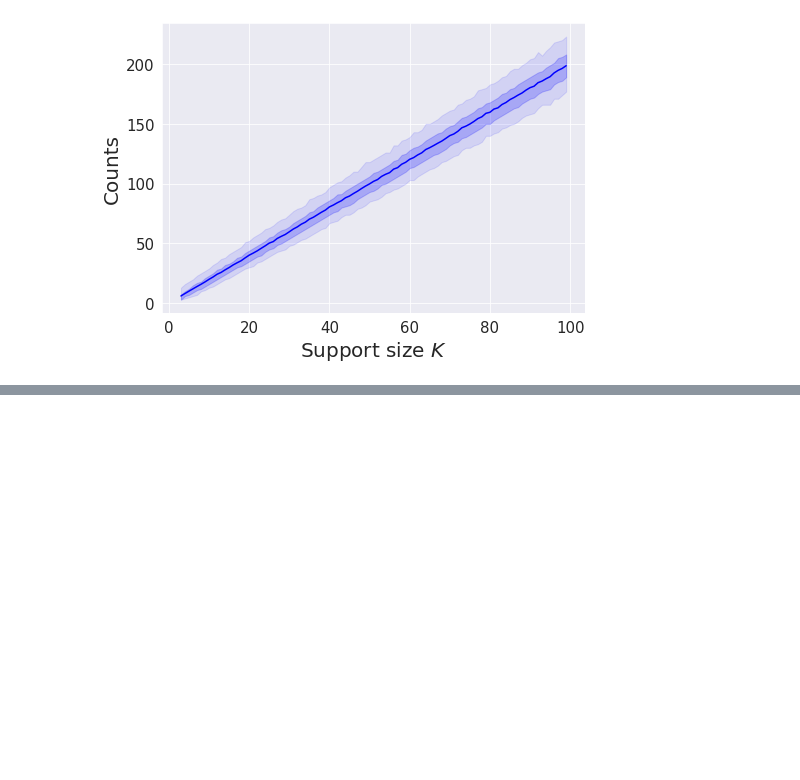
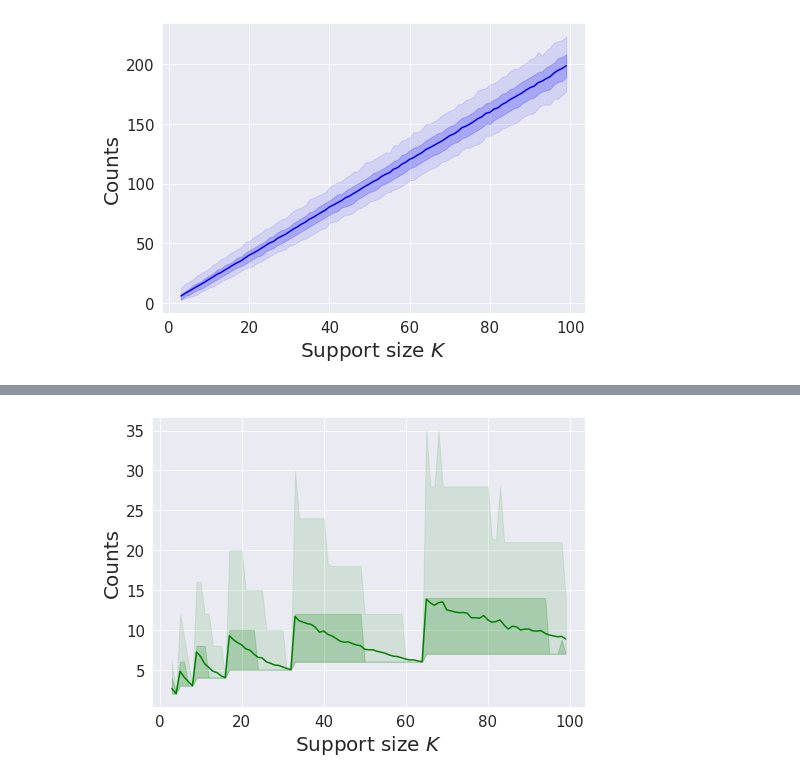
Before and after one commit to sauxpa/ML_101, a Jupyter notebook: coin_tossing.ipynb, the cells around one changed output, grey strips where cells are left out. Cells and saved outputs as stored; diff of their text form; code cells hidden in the pictures; blank space fills up the shorter version.

```diff
--- a/coin_tossing.ipynb
+++ b/coin_tossing.ipynb
@@ -90,0 +154,23 @@ with sns.axes_style('darkgrid'):
+# %%
+M = int(1e3)
+Ks = range(3, 100)
+counts = np.empty((len(Ks), M))
+for i, K in enumerate(tqdm(Ks)):
+    data = np.array([bit_rejection(K) for _ in range(M)])
+    counts[i] = np.array(data)[:, 1]
+# %%
+with sns.axes_style('darkgrid'):
+    fig, ax = plt.subplots(figsize=(7, 5), nrows=1, ncols=1)
+
+    ax.plot(Ks, np.mean(counts, axis=1), color='green')
+    ax.fill_between(Ks, y1=np.quantile(counts, 0.25, axis=1), y2=np.quantile(counts, 0.75, axis=1), alpha=0.2, color='green')
+    ax.fill_between(Ks, y1=np.quantile(counts, 0.05, axis=1), y2=np.quantile(counts, 0.95, axis=1), alpha=0.1, color='green')
+
+    ax.set_xlabel('Support size $K$', fontsize=20)
+    ax.set_ylabel('Counts', fontsize=20)
+    ax.tick_params(axis='both', which='major', labelsize=15)
+
+    plt.tight_layout()
+    plt.show()
+# %% [output]
+[figure, added]
```
Also changed, not shown: parts of 16 cells of this notebook.
